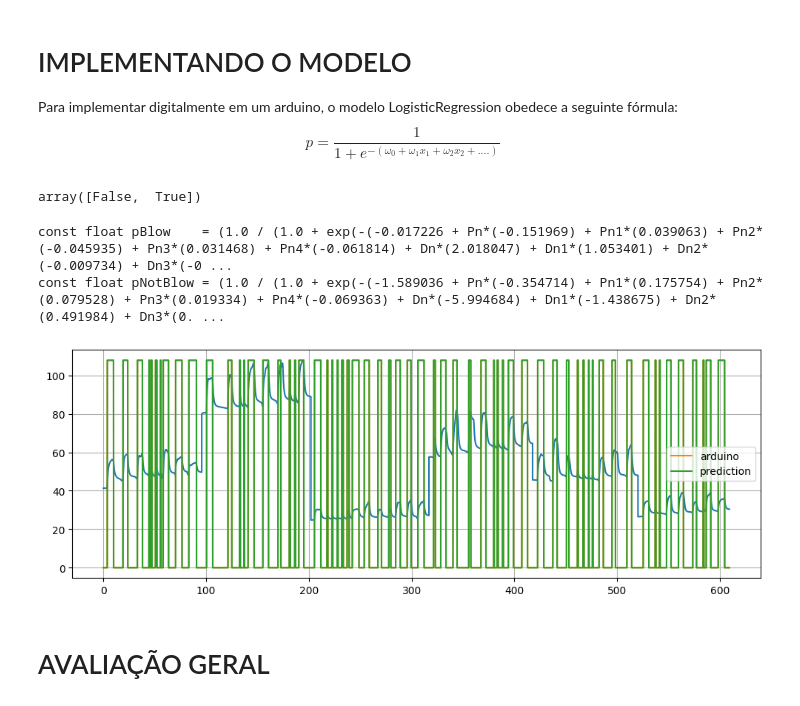
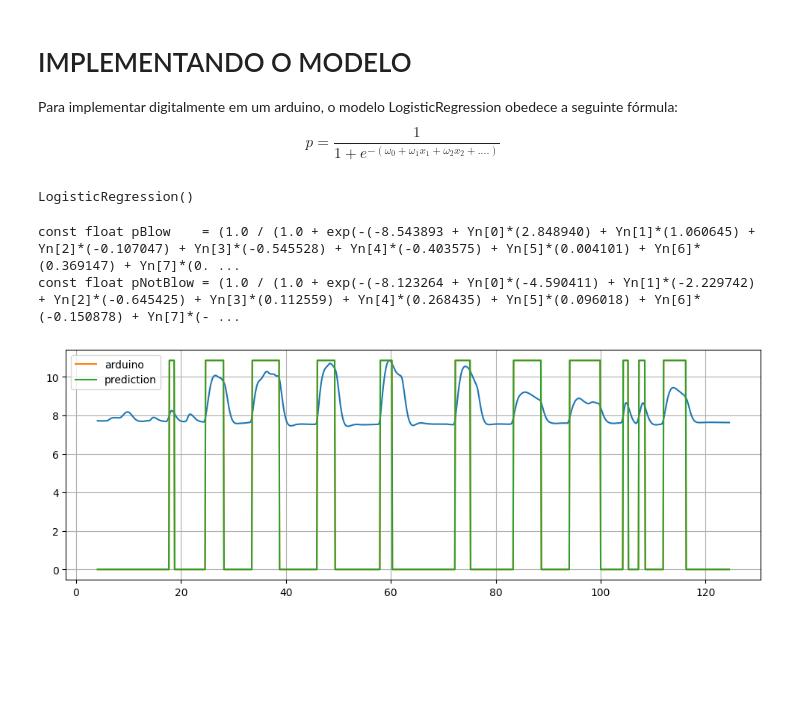
Before and after one commit to KlaussMarchi/PressureSensorModel, a Jupyter notebook: Model/Model.ipynb, the cells around one changed output. Cells and saved outputs as stored; diff of their text form; code cells hidden in the pictures; blank space fills up the shorter version.

```diff
--- a/Model/Model.ipynb
+++ b/Model/Model.ipynb
@@ -165,3 +155,0 @@ yData = df.stop_blow.values
-# %%
-model, score = getBestModel(xData, yData, timeout=20)
-model, score
@@ -175,5 +155,0 @@ melhor score: 97.38% | train size: 0.26
-# %%
-df['stop_blow_pred'] = model.predict(xData)
-notBlowingModel = model
-
-plotModel(df.stop_blow, df.stop_blow_pred, 'stop blow')
@@ -218,59 +248,54 @@ def getModelString(model):
     text = f'(1.0 / (1.0 + exp(-({intercept:.6f}'
 
     for i, column in enumerate(variables):
-        text += f' + {column}*({coefs[i]:6f})'
+        text += f' + Yn{[i]}*({coefs[i]:6f})'
 
     return text + '))))'
 
 
-model.classes_
+startBlowModel
 # %% [output]
-array([False,  True])
+LogisticRegression()
 # %%
-blowString  = getModelString(blowingModel)
-nBlowString = getModelString(notBlowingModel)
+startBlowString = getModelString(startBlowModel)
+stopBlowString  = getModelString(stopBlowModel)
 
-print(f'const float pBlow    = {blowString};')
-print(f'const float pNotBlow = {nBlowString};')
+print(f'const float pBlow    = {startBlowString};')
+print(f'const float pNotBlow = {stopBlowString};')
 print()
 # %% [output]
-const float pBlow    = (1.0 / (1.0 + exp(-(-0.017226 + Pn*(-0.151969) + Pn1*(0.039063) + Pn2*(-0.045935) + Pn3*(0.031468) + Pn4*(-0.061814) + Dn*(2.018047) + Dn1*(1.053401) + Dn2*(-0.009734) + Dn3*(-0 ...
-const float pNotBlow = (1.0 / (1.0 + exp(-(-1.589036 + Pn*(-0.354714) + Pn1*(0.175754) + Pn2*(0.079528) + Pn3*(0.019334) + Pn4*(-0.069363) + Dn*(-5.994684) + Dn1*(-1.438675) + Dn2*(0.491984) + Dn3*(0. ...
+const float pBlow    = (1.0 / (1.0 + exp(-(-8.543893 + Yn[0]*(2.848940) + Yn[1]*(1.060645) + Yn[2]*(-0.107047) + Yn[3]*(-0.545528) + Yn[4]*(-0.403575) + Yn[5]*(0.004101) + Yn[6]*(0.369147) + Yn[7]*(0. ...
+const float pNotBlow = (1.0 / (1.0 + exp(-(-8.123264 + Yn[0]*(-4.590411) + Yn[1]*(-2.229742) + Yn[2]*(-0.645425) + Yn[3]*(0.112559) + Yn[4]*(0.268435) + Yn[5]*(0.096018) + Yn[6]*(-0.150878) + Yn[7]*(- ...
 # %%
-Pn1 = Pn2 = Pn3 = Pn4 = 0
-Dn1 = Dn2 = Dn3 = Dn4 = 0
+Yn = np.zeros(size)
 is_blowing = False
 
-def isBlowing(pressure, derivative):
-    global Pn1, Pn2, Pn3, Pn4
-    global Dn1, Dn2, Dn3, Dn4
-    global is_blowing
-    Pn = pressure
-    Dn = derivative
+def isBlowing(ratio):
+    global size, Yn, is_blowing
 
-    pBlow    = eval(blowString)
-    pNotBlow = eval(nBlowString)
+    for n in range(size-1, 0, -1):
+        Yn[n] = Yn[n-1]
+
+    Yn[0] = ratio
+    pBlow    = eval(startBlowString)
+    pNotBlow = eval(stopBlowString)
 
     if pBlow > 0.5:
         is_blowing = True
 
     if pNotBlow > 0.5:
         is_blowing = False
 
-    Pn4, Pn3, Pn2, Pn1 = Pn3, Pn2, Pn1, Pn
-    Dn4, Dn3, Dn2, Dn1 = Dn3, Dn2, Dn1, Dn
     return is_blowing
 
 
-df['arduino'] = df.apply(lambda row: isBlowing(row.pressure, row.derivative), axis=1)
+df['arduino'] = df.ratio.apply(isBlowing)
 plt.figure(figsize=(12, 4))
 plt.plot(df.time, df.pressure)
 plt.plot(df.time, df.arduino    * df.pressure.max(), label='arduino')
 plt.plot(df.time, df.prediction * df.pressure.max(), label='prediction')
 plt.legend()
 plt.grid()
 # %% [output]
-[figure, old version]
+[figure, new version]
-# %% [markdown]
-# AVALIAÇÃO GERAL
 # %%
```
Also changed, not shown: parts of 21 cells of this notebook, 19 other files.
